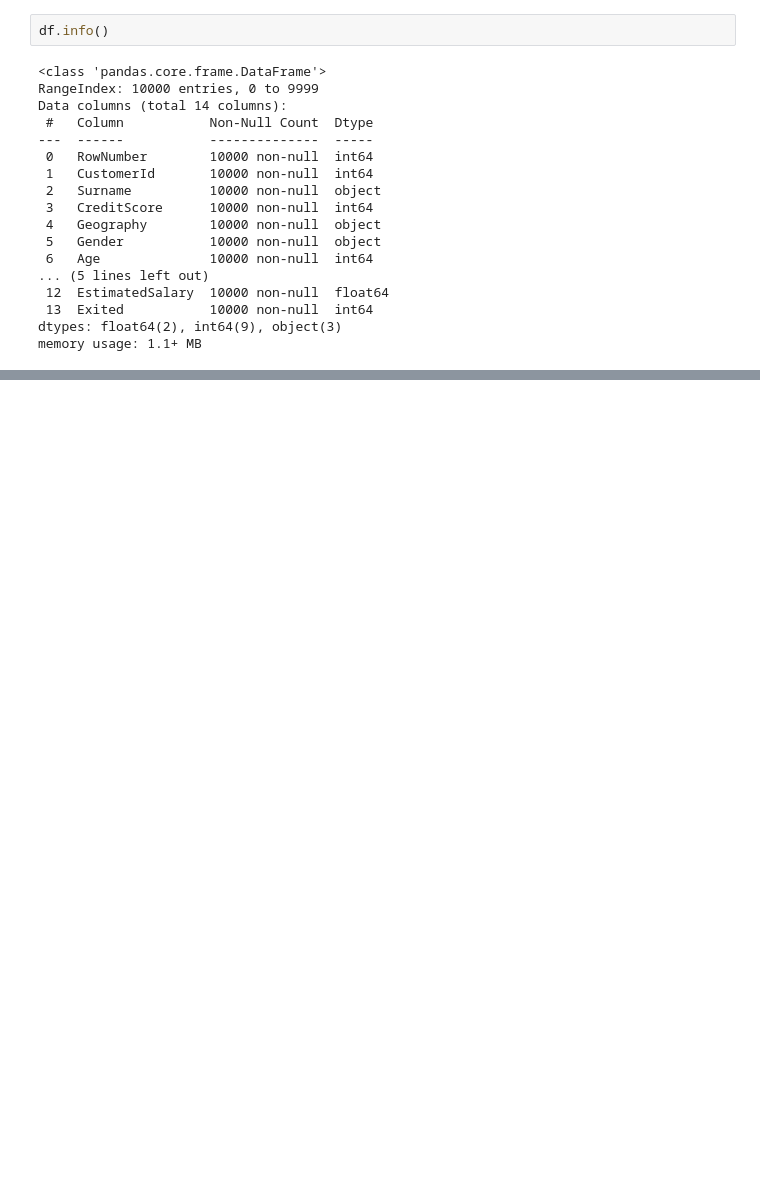
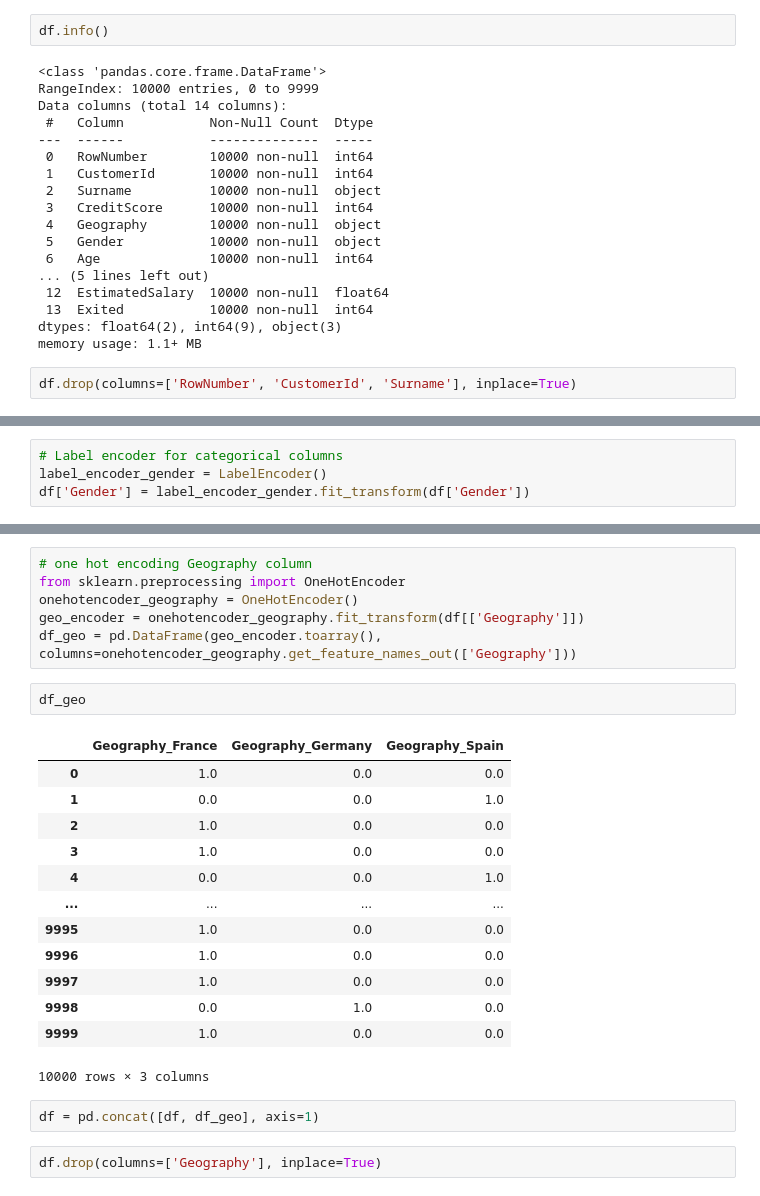
Before and after one commit to sivakrushna-works/ANN-CLASSIFICATION, a Jupyter notebook: expirements.ipynb, the cells around one changed output, grey strips where cells are left out. Saved outputs shown, nothing was run; the diff lists cells and outputs as text; blank space fills up the shorter version.

```diff
--- a/expirements.ipynb
+++ b/expirements.ipynb
@@ -36,3 +36,5 @@ Data columns (total 14 columns):
  13  Exited           10000 non-null  int64
 dtypes: float64(2), int64(9), object(3)
 memory usage: 1.1+ MB
+# %%
+df.drop(columns=['RowNumber', 'CustomerId', 'Surname'], inplace=True)
@@ -38,0 +49,4 @@ memory usage: 1.1+ MB
+# %%
+# Label encoder for categorical columns
+label_encoder_gender = LabelEncoder()
+df['Gender'] = label_encoder_gender.fit_transform(df['Gender'])
@@ -38,0 +62,26 @@ memory usage: 1.1+ MB
+# %%
+# one hot encoding Geography column
+from sklearn.preprocessing import OneHotEncoder
+onehotencoder_geography = OneHotEncoder()
+geo_encoder = onehotencoder_geography.fit_transform(df[['Geography']])
+df_geo = pd.DataFrame(geo_encoder.toarray(), columns=onehotencoder_geography.get_feature_names_out(['Geography']))
+# %%
+df_geo
+# %% [output]
+|  | Geography_France | Geography_Germany | Geography_Spain |
+| 0 | 1.0 | 0.0 | 0.0 |
+| 1 | 0.0 | 0.0 | 1.0 |
+| 2 | 1.0 | 0.0 | 0.0 |
+| 3 | 1.0 | 0.0 | 0.0 |
+| 4 | 0.0 | 0.0 | 1.0 |
+| ... | ... | ... | ... |
+| 9995 | 1.0 | 0.0 | 0.0 |
+| 9996 | 1.0 | 0.0 | 0.0 |
+| 9997 | 1.0 | 0.0 | 0.0 |
+| 9998 | 0.0 | 1.0 | 0.0 |
+| 9999 | 1.0 | 0.0 | 0.0 |
+10000 rows × 3 columns
+# %%
+df = pd.concat([df, df_geo], axis=1)
+# %%
+df.drop(columns=['Geography'], inplace=True)
```
Also changed, not shown: parts of 5 cells of this notebook.
